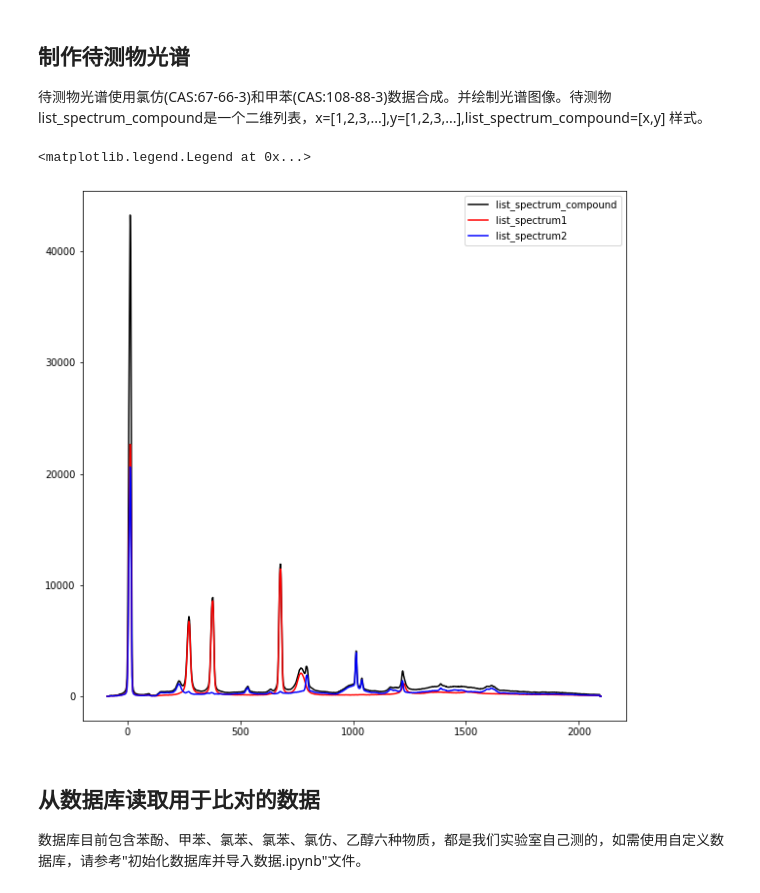
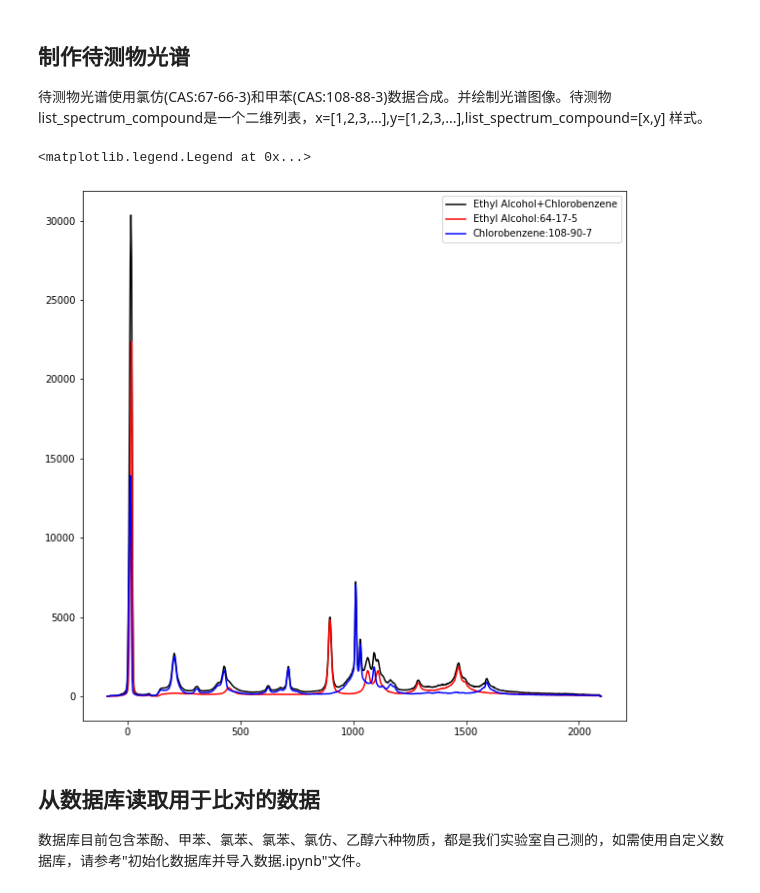
Before and after one commit to JunLin615/Shining-Spectrum, a Jupyter notebook: examples/光谱识别示例.ipynb, the cells around one changed output. Cells and saved outputs as stored; diff of their text form; code cells hidden in the pictures.

Commit message:
Added the ability to view a summary of data
Details see：database.data_extraction_abstract

```diff
--- a/examples/光谱识别示例.ipynb
+++ b/examples/光谱识别示例.ipynb
@@ -21,27 +21,46 @@ import time
 # %%
 #time_start = time.time()
 
 
 data_path=os.getcwd()+"\\Prepare incoming data"
 
-file_data1 = database.read_file(data_path, "氯仿.txt")#67-66-3
-file_data2 = database.read_file(data_path, "甲苯.txt")#108-88-3
+#name_f1="氯仿"
+#name_f2="甲苯"
+
+#name_f1="苯酚"
+#name_f2="氯苯"
+
+name_f1="乙醇"
+name_f2="氯苯"
+
+file_data1 = database.read_file(data_path, name_f1+".txt")#67-66-3
+file_data2 = database.read_file(data_path, name_f2+".txt")#108-88-3
 
 list_spectrum1 = database.data_extraction(file_data1)
 list_spectrum2 = database.data_extraction(file_data2)
 
+
+abstract_1 = database.data_extraction_abstract(file_data1)
+abstract_2 = database.data_extraction_abstract(file_data2)
+CAS_1 = abstract_1["#CAS"]
+CAS_2 = abstract_2["#CAS"]
+
+name_1 = abstract_1["#Material scientific name"]
+name_2 = abstract_2["#Material scientific name"]
+
 list_spectrum_compound = [list_spectrum1[0],list(np.array(list_spectrum1[1])+np.array(list_spectrum2[1]))]
 
 plt.figure(figsize=(10,10))
-plt.plot(list_spectrum_compound[0],list_spectrum_compound[1],"k-",label="list_spectrum_compound")
-plt.plot(list_spectrum1[0],list_spectrum1[1],"r-",label="list_spectrum1")
+plt.plot(list_spectrum_compound[0],list_spectrum_compound[1],"k-",label=name_1+"+"+name_2)
 
-plt.plot(list_spectrum2[0],list_spectrum2[1],"b-",label="list_spectrum2")
+plt.plot(list_spectrum1[0],list_spectrum1[1],"r-",label=name_1+":"+CAS_1)
+
+plt.plot(list_spectrum2[0],list_spectrum2[1],"b-",label=name_2+":"+CAS_2)
 plt.legend()
 #plt.show()
 # %% [output]
 <matplotlib.legend.Legend at 0x...>
-[figure, old version]
+[figure, new version]
 # %% [markdown]
 ## 从数据库读取用于比对的数据
 
```
Also changed, not shown: parts of 3 cells of this notebook, 2 other files.
